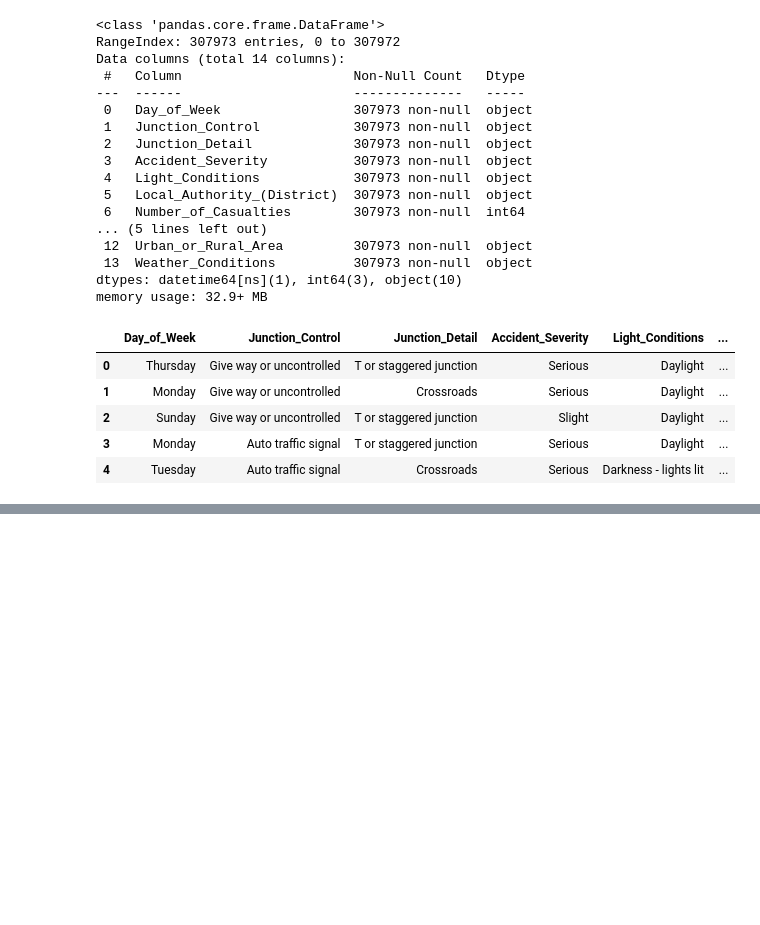
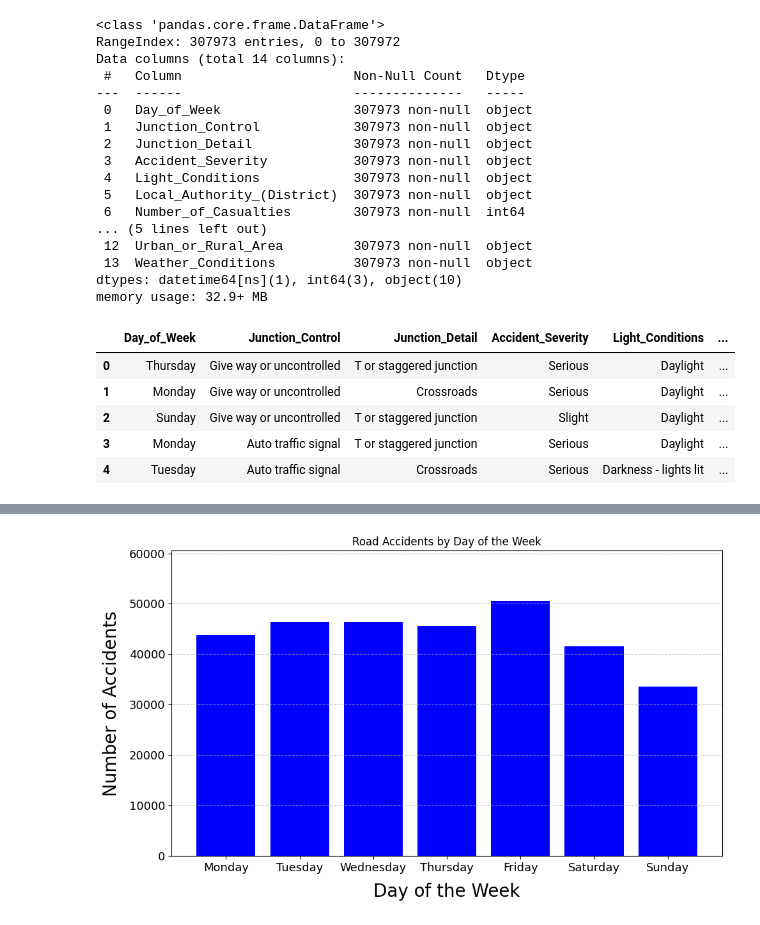
Before and after one commit to jackl92/UK_road_safety, a Jupyter notebook: road_accidents.ipynb, the cells around one changed output, grey strips where cells are left out. Cells and saved outputs as stored; diff of their text form; code cells hidden in the pictures; blank space fills up the shorter version.

Commit message:
started exploring data and visualising

```diff
--- a/road_accidents.ipynb
+++ b/road_accidents.ipynb
@@ -121,0 +126,8 @@ memory usage: 32.9+ MB
+# %%
+day_order = ["Monday", "Tuesday", "Wednesday", "Thursday", "Friday", "Saturday", "Sunday"]
+
+data['Day_of_Week'] = pd.Categorical(data['Day_of_Week'], categories=day_order, ordered=True)
+
+day_counts = data['Day_of_Week'].value_counts().sort_index()
+
+print(day_counts)
@@ -121,0 +144,14 @@ memory usage: 32.9+ MB
+# %%
+plt.figure(figsize=(10, 6))
+plt.bar(day_counts.index, day_counts.values, color='blue')
+plt.grid(True, which='major', axis='y', linestyle='--', alpha=0.7)
+plt.title('Road Accidents by Day of the Week')
+plt.xlabel('Day of the Week', fontsize=20, labelpad=10)
+plt.ylabel('Number of Accidents', fontsize=20, labelpad=10)
+plt.ylim(0, day_counts.max() + 10000)
+plt.xticks(fontsize=13)
+plt.yticks(fontsize=13)
+plt.tight_layout()
+plt.show()
+# %% [output]
+[figure, added]
```
Also changed, not shown: parts of 2 cells of this notebook.
